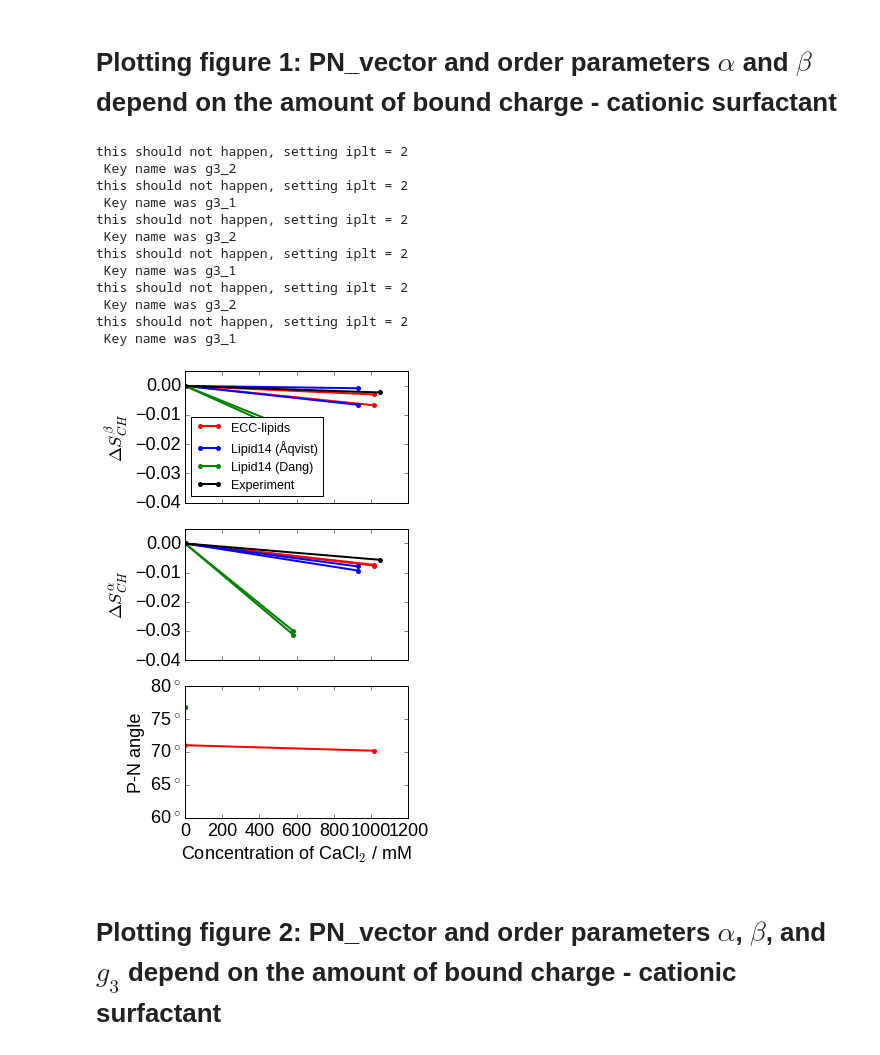
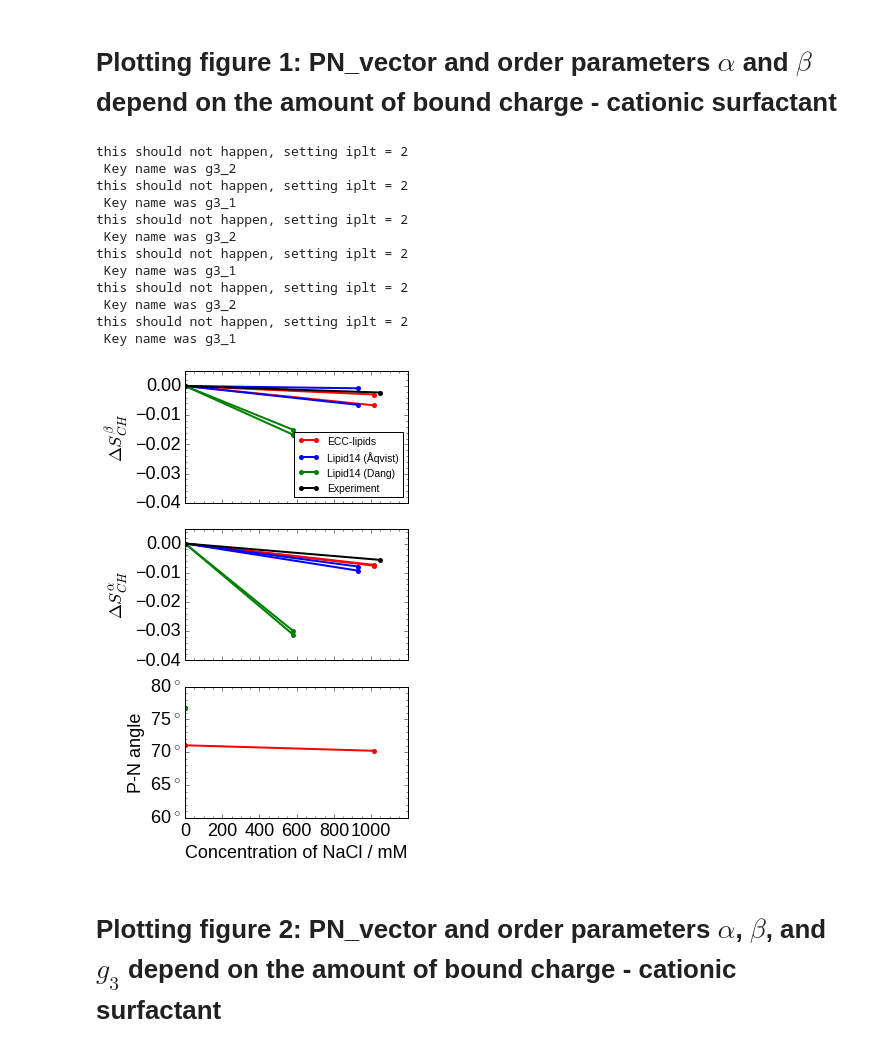
Before and after one commit to ohsOllila/NMRlipids_VI-NewIonModel, a Jupyter notebook: Fig/ipython_nb/Plot_PNs_OPs_L14_ECCLipid17_q80_sig89_salts-NaCl.ipynb, the cells around one changed output. Saved outputs shown, nothing was run; the diff lists cells and outputs as text; code cells hidden in the pictures.

Commit message:
Major change in order parameter changes plot -- split NaCl and CaCl2 plot to two separate figures as it follows the story better (and looks nicer, too)

```diff
--- a/Fig/ipython_nb/Plot_PNs_OPs_L14_ECCLipid17_q80_sig89_salts-NaCl.ipynb
+++ b/Fig/ipython_nb/Plot_PNs_OPs_L14_ECCLipid17_q80_sig89_salts-NaCl.ipynb
@@ -271,7 +273,7 @@ dsb = axs[0] # Delta S beta
 pna = axs[2] # PN_vector
 
 # add some text for labels, title and axes ticks
-pna.set_xlabel(r'Concentration of CaCl$_2$ / mM')
+pna.set_xlabel(r'Concentration of NaCl / mM')
 pna.set_ylabel(r'P-N angle')
 dsa.set_ylabel(r'$\Delta S_{CH} ^{\alpha}$')
 dsb.set_ylabel(r'$\Delta S_{CH} ^{\beta}$')
@@ -318,41 +320,42 @@ for (opsplot, c, label) in zip([opsdata, opsdata_l14, opsdata_l14d, experiments]
             plot_label = label
         else:
             plot_label = None
         ax.plot(data[:,0], data[:,1], lw=2.0, marker='o', markersize=5, mew=0, color=c, label=plot_label) #, c=colour, lw=1.0, label=point_label)
 
 
 for ax in axs:
-    #ax.minorticks_on()
+    ax.minorticks_on()
     pass
 
-#xlim = pna.get_xlim()
-#pna.set_xticks(range(0,90,20))
-#pna.set_xticklabels([ str(i)+r"%" for i in range(0,90,20)])
-#pna.set_xlim(xlim)
+xlim = pna.get_xlim()
+ticks = range(0, 1200, 200)
+pna.set_xticks(ticks)
+pna.set_xticklabels([ str(i) for i in ticks])
+pna.set_xlim(xlim)
 
 ylim = pna.get_ylim()
 pna.set_yticks(range(0,90,5))
 pna.set_yticklabels([ str(i)+r"$^\circ$" for i in range(0,90,5)])
 pna.set_ylim(ylim)
 
-dsb.legend(loc="lower left", markerscale=1.0, scatterpoints=4, fontsize='x-small')
+dsb.legend(loc="lower right", ncol=1, markerscale=1.0, scatterpoints=4, fontsize='xx-small')
 
-plt.savefig("PN_angle_OrdPars-A-B_L14-ECCL17_q80_sig89_NaCl.eps", dpi=200, bbox_inches='tight')
+plt.savefig("PN_angle_OrdPars-A-B_L14-ECCL17_q80_sig89_NaCl.pdf", dpi=200, bbox_inches='tight')
 plt.show()
 # %% [output]
 this should not happen, setting iplt = 2
  Key name was g3_2
 this should not happen, setting iplt = 2
  Key name was g3_1
 this should not happen, setting iplt = 2
  Key name was g3_2
 this should not happen, setting iplt = 2
  Key name was g3_1
 this should not happen, setting iplt = 2
  Key name was g3_2
 this should not happen, setting iplt = 2
  Key name was g3_1
-[figure, old version]
+[figure, new version]
 # %% [markdown]
 # Plotting figure 2: PN_vector and order parameters $\alpha$, $\beta$, and $g_3$ depend on the amount of bound charge - cationic surfactant
 # %%
```
Also changed, not shown: parts of 3 cells of this notebook, 3 other files.
